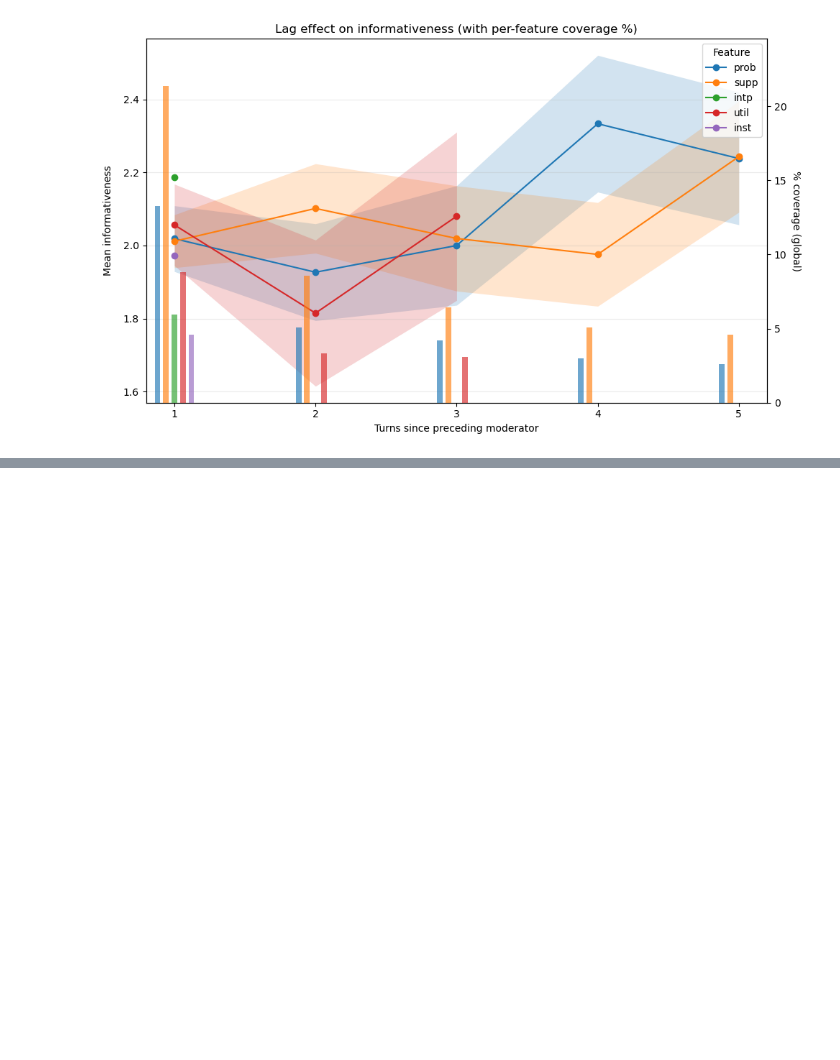
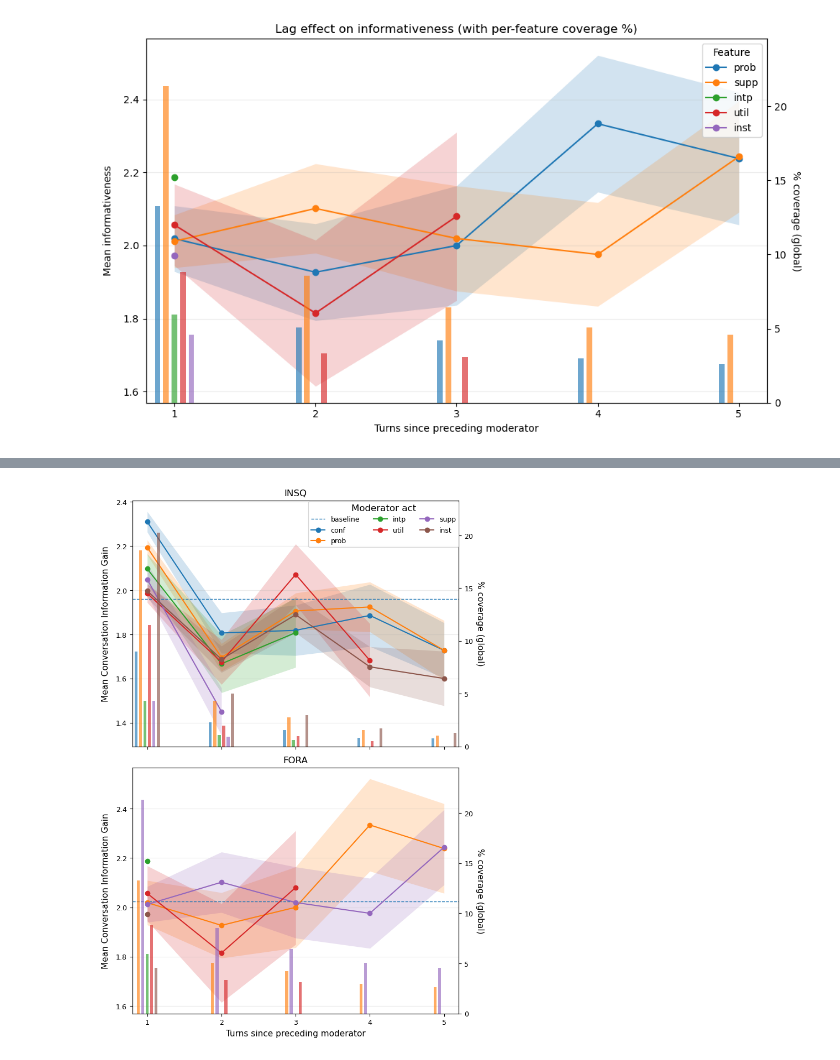
Before and after one commit to mrknight21/memcig-analysis, a Jupyter notebook: analysis/sequence_analysis.ipynb, the cells around one changed output, grey strips where cells are left out. Drawn from its saved outputs; the diff is of its cells as text; code cells hidden in the pictures; blank space fills up the shorter version.

```diff
--- a/analysis/sequence_analysis.ipynb
+++ b/analysis/sequence_analysis.ipynb
@@ -949,6 +1012,6 @@ plot_lag_single_with_pct_breakdown(
 # %% [output]
 [figure]
 # %%
-part, adj_tab, baseline, lag_tab = show_moderator_act(df_all, "fora", acts=True, motives=False)
+part, adj_tab, baseline, lag_tab = show_moderator_act(all_dfs, "fora", acts=True, motives=False)
 adj_tab
 # %% [output]
@@ -969,0 +1228,87 @@ plot_lag_single_with_pct_breakdown(
+# %%
+import matplotlib.pyplot as plt
+
+# 0. Global font settings for ACL column
+plt.rcParams.update({
+    "font.size": 12,         # base font
+    "axes.labelsize": 12,
+    "axes.titlesize": 12,
+    "xtick.labelsize": 10,
+    "ytick.labelsize": 10,
+    "legend.fontsize": 9,
+})
+
+# --- 1. Get data for both corpora ---
+print("Processing INSQ...")
+part_insq, adj_tab_insq, baseline_insq, lag_tab_insq = show_moderator_act(
+    all_dfs, "INSQ", acts=True, motives=False   # <- ensure case matches df_all.corpus_id
+)
+
+print("Processing FORA...")
+part_fora, adj_tab_fora, baseline_fora, lag_tab_fora = show_moderator_act(
+    all_dfs, "FORA", acts=True, motives=False   # <- same here
+)
+
+# --- 2. Create Figure Layout (column-width friendly) ---
+fig, (ax1, ax2) = plt.subplots(
+    nrows=2,
+    ncols=1,
+    figsize=(7, 10),   # ~ACL column width
+    sharex=True,
+    constrained_layout=True,
+)
+
+# --- 3. Plot INSQ (Top Plot) ---
+print("Plotting INSQ...")
+cmap_insq, h_insq, l_insq = plot_lag_on_axes(
+    lag_tab_insq,
+    ax_left=ax1,
+    min_count=20,
+    top_k=8,
+    show_sem=True,
+    annotate_n=False,
+    baseline=baseline_insq,
+    x_ticks=(1, 2, 3, 4, 5),
+    bar_width_feat=0.04,
+    bar_gap=0.02,
+    title="INSQ",       # shorter title reads better in small plots
+    show_xlabel=False
+)
+
+# --- 4. Plot FORA (Bottom Plot) ---
+print("Plotting FORA...")
+cmap_fora, h_fora, l_fora = plot_lag_on_axes(
+    lag_tab_fora,
+    ax_left=ax2,
+    min_count=20,
+    top_k=8,
+    show_sem=True,
+    annotate_n=False,
+    baseline=baseline_fora,
+    x_ticks=(1, 2, 3, 4, 5),
+    bar_width_feat=0.04,
+    bar_gap=0.02,
+    title="FORA",
+    show_xlabel=True,
+    color_map_in=cmap_insq   # keep colors consistent across subplots
+)
+
+# --- 5. Shared legend (deduplicated) ---
+all_handles = h_insq + h_fora
+all_labels = l_insq + l_fora
+by_label = dict(zip(all_labels, all_handles))
+
+fig.legend(
+    by_label.values(),
+    by_label.keys(),
+    title="Moderator act",
+    loc="upper center",
+    ncol=3,
+    bbox_to_anchor=(0.735, 0.98),
+)
+
+
+# --- 6. Save & show ---
+fig.savefig("mod_lag.pdf", bbox_inches="tight")
+plt.show()
+# %% [output]
@@ -969,0 +1321 @@ plot_lag_single_with_pct_breakdown(
+[figure, added]
```
Also changed, not shown: parts of 15 cells of this notebook, 28 other files.
